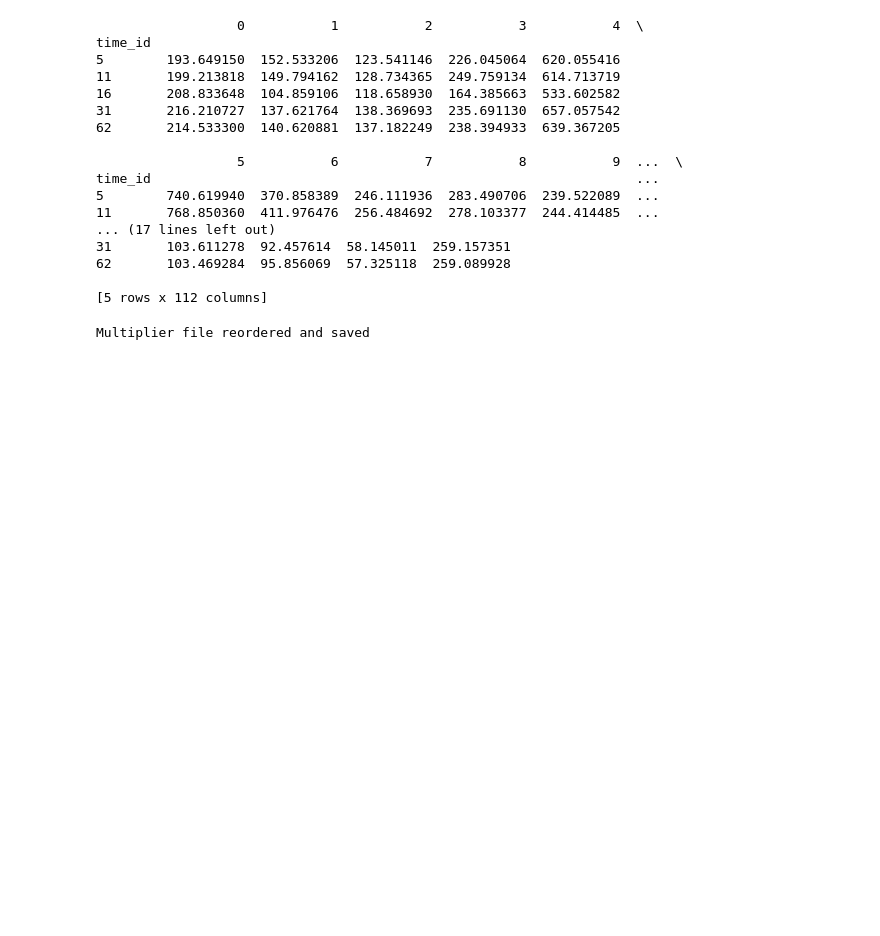
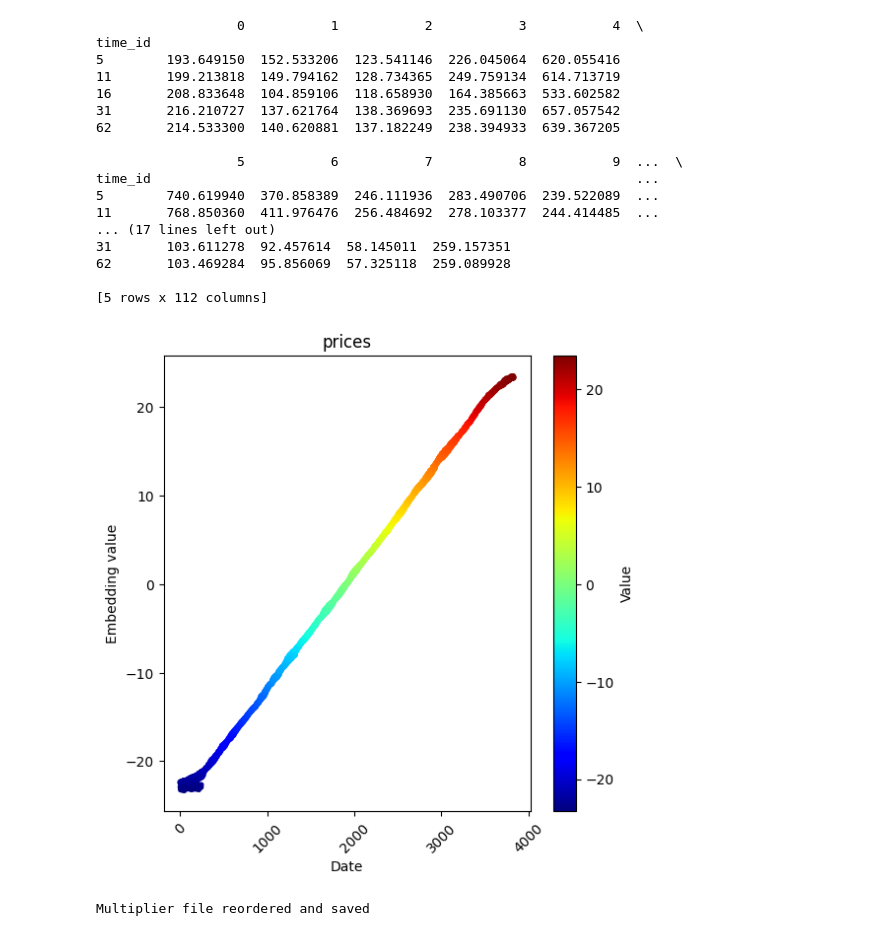
Before and after one commit to r4hibRT/DATA3888-Finance-21, a Jupyter notebook: eda.ipynb, the cells around one changed output. Saved outputs shown, nothing was run; the diff lists cells and outputs as text; code cells hidden in the pictures; blank space fills up the shorter version.

```diff
--- a/eda.ipynb
+++ b/eda.ipynb
@@ -232,7 +233,7 @@ time_id                                                              ...
 
 [5 rows x 112 columns]
 # %%
-df_prices=pd.read_csv("multiplier_allstocks.csv", index_col=0)
+df_prices=pd.read_csv("multiplier_allstocks.csv")
 df_prices_denorm_scaled = df_prices.fillna(df_prices.mean())
 # %%
 
@@ -245,6 +246,38 @@ emb = TSNE(
         max_iter=2000
     )
 emb_denorm = emb.fit_transform(df_prices_denorm_scaled)
+# %%
+import matplotlib.pyplot as plt
+import pandas as pd
+import matplotlib.dates as mdates
+
+y = emb_denorm.flatten()
+
+# use your actual dates
+df_prices_denorm_scaled = df_prices_denorm_scaled.reset_index()
+dates = df_prices_denorm_scaled.index
+
+plt.figure(figsize=(6,6))
+
+sc = plt.scatter(
+    dates, y,
+    c=y,  # color based on volatility
+    cmap='jet',
+    s=10
+)
+
+cb = plt.colorbar(sc)
+cb.set_label('Value')
+
+
+plt.xticks(rotation=45)
+plt.title('prices')
+plt.xlabel('Date')
+plt.ylabel('Embedding value')
+
+plt.show()
+# %% [output]
+[figure, added]
 # %%
 # Sort by t-SNE embedding
 df_prices_denorm_ordered = df_prices.iloc[np.argsort(-emb_denorm[:, 0])]
```
Also changed, not shown: parts of 8 cells of this notebook.
